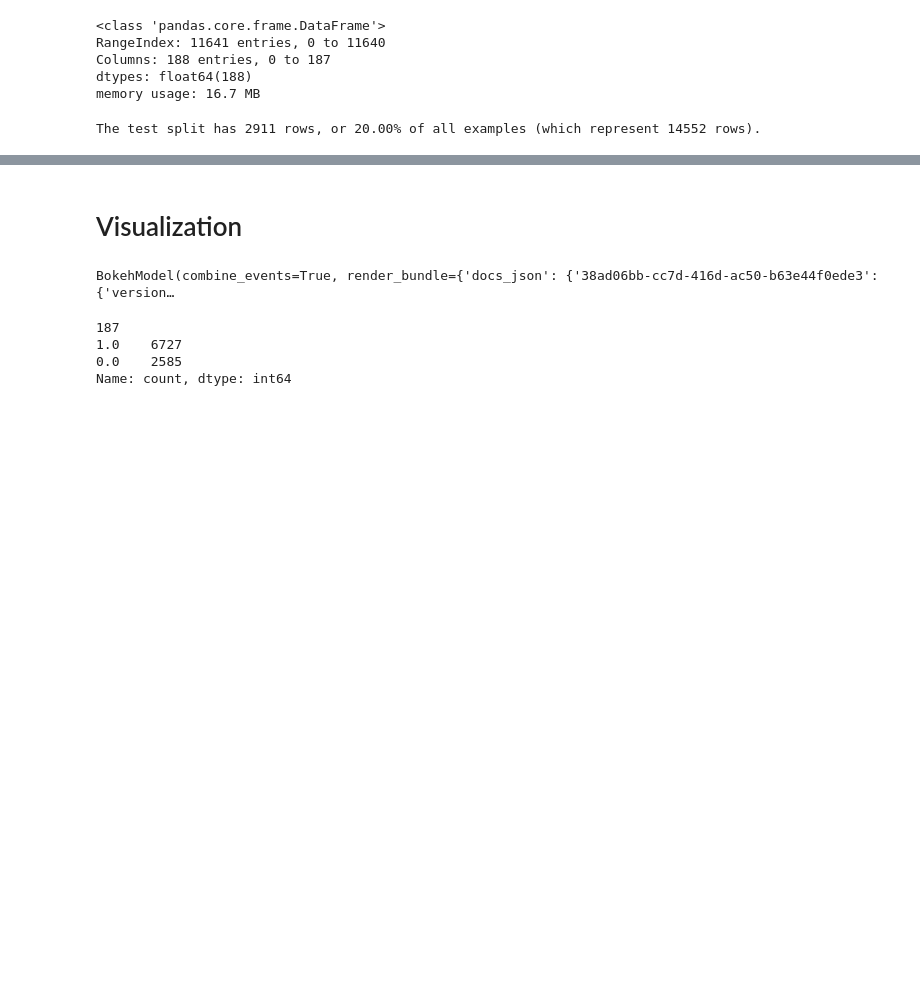
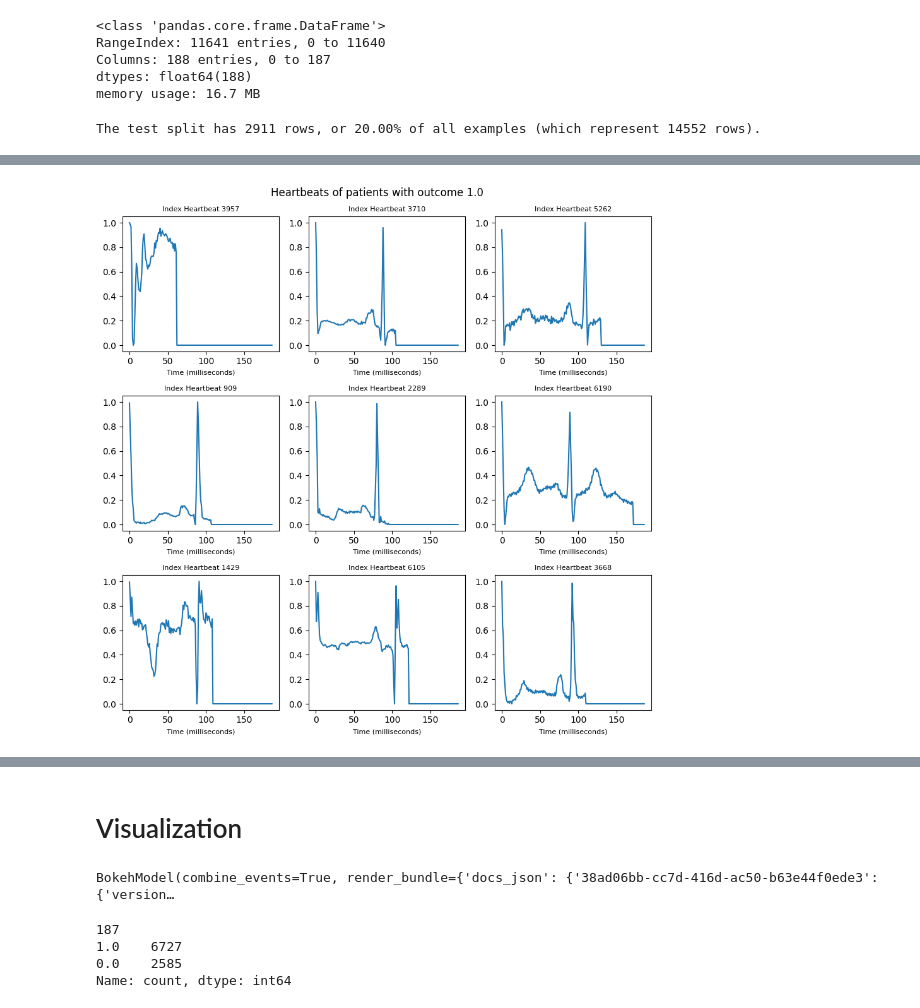
Before and after one commit to juliepinole/proj2, a Jupyter notebook: task_1/Task_1_explo.ipynb, the cells around one changed output, grey strips where cells are left out. Drawn from its saved outputs; the diff is of its cells as text; code cells hidden in the pictures; blank space fills up the shorter version.

```diff
--- a/task_1/Task_1_explo.ipynb
+++ b/task_1/Task_1_explo.ipynb
@@ -123,0 +222,12 @@ The test split has 2911 rows, or 20.00% of all examples (which represent 14552 r
+# %%
+gr.plot_multiple_heartbeats_by_outcome(
+    df_heart_train,
+    outcome = 1.0,
+    col_for_outcome = label_col,
+    figsize=(9,9),
+    ncols=3,
+    custom_idx_to_plot=None,
+    n_random_idx=9,
+)
+# %% [output]
+[figure, added]
```
Also changed, not shown: parts of 39 cells of this notebook, 3 other files.
